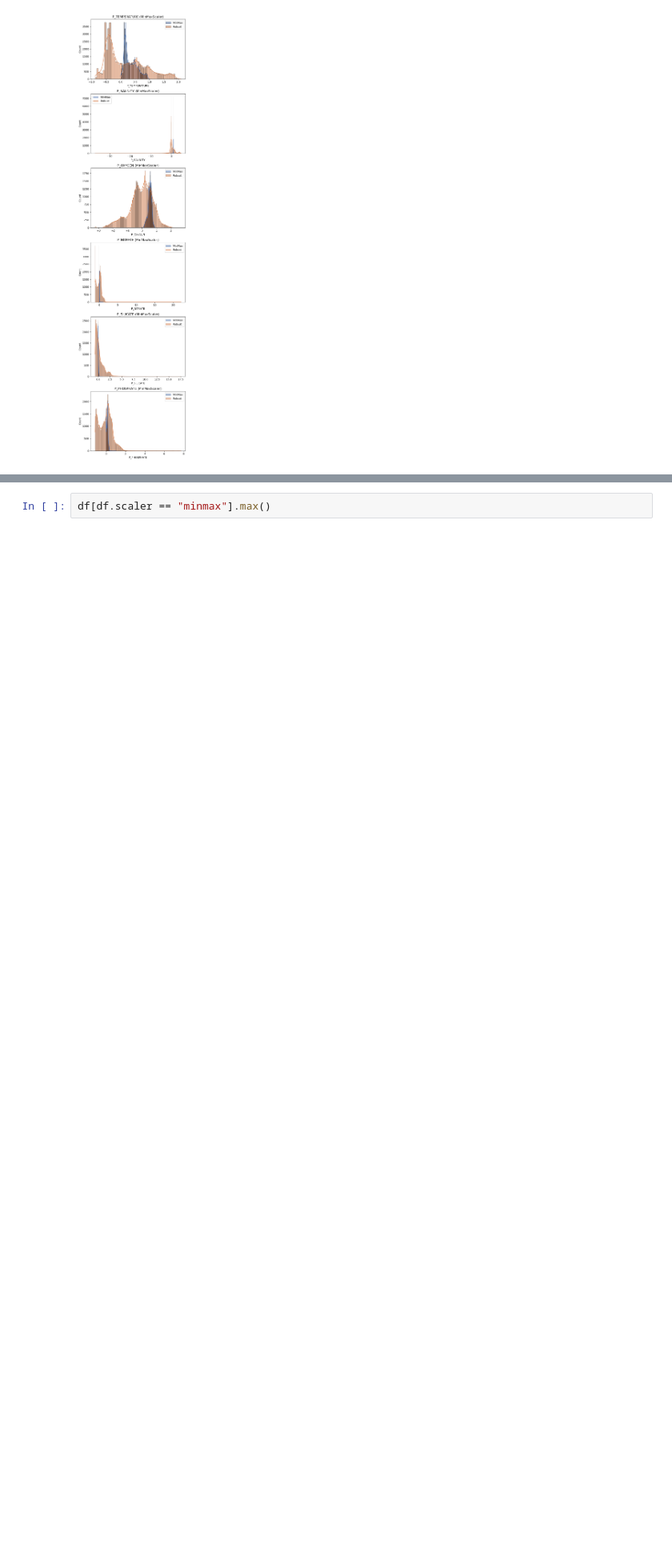
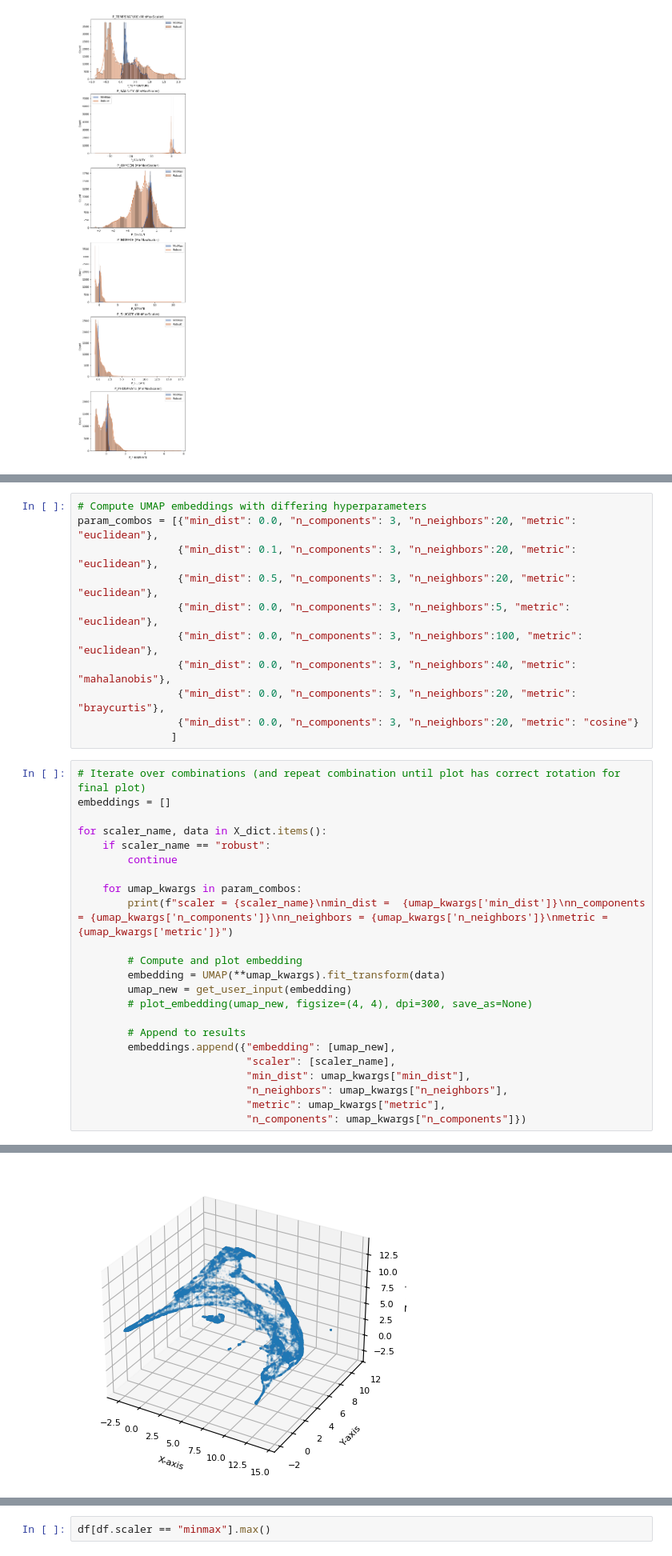
Before and after one commit to y-jenniges/ocean_clustering_and_validation, a Jupyter notebook: clustering_experiments/umap_hyperparameters.ipynb, the cells around one changed output, grey strips where cells are left out. Shown at 80% size. Saved outputs shown, nothing was run; the diff lists cells and outputs as text; blank space fills up the shorter version.

Commit message:
Combine new and old approach to tune UMAP (external and internal validation)

```diff
--- a/clustering_experiments/umap_hyperparameters.ipynb
+++ b/clustering_experiments/umap_hyperparameters.ipynb
@@ -62,0 +66,35 @@ plt.show()
+# %%
+# Compute UMAP embeddings with differing hyperparameters
+param_combos = [{"min_dist": 0.0, "n_components": 3, "n_neighbors":20, "metric": "euclidean"},
+                {"min_dist": 0.1, "n_components": 3, "n_neighbors":20, "metric": "euclidean"},
+                {"min_dist": 0.5, "n_components": 3, "n_neighbors":20, "metric": "euclidean"},
+                {"min_dist": 0.0, "n_components": 3, "n_neighbors":5, "metric": "euclidean"},
+                {"min_dist": 0.0, "n_components": 3, "n_neighbors":100, "metric": "euclidean"},
+                {"min_dist": 0.0, "n_components": 3, "n_neighbors":40, "metric": "mahalanobis"},
+                {"min_dist": 0.0, "n_components": 3, "n_neighbors":20, "metric": "braycurtis"},
+                {"min_dist": 0.0, "n_components": 3, "n_neighbors":20, "metric": "cosine"}
+               ]
+# %%
+# Iterate over combinations (and repeat combination until plot has correct rotation for final plot)
+embeddings = []
+
+for scaler_name, data in X_dict.items():
+    if scaler_name == "robust":
+        continue
+
+    for umap_kwargs in param_combos:
+        print(f"scaler = {scaler_name}\nmin_dist =  {umap_kwargs['min_dist']}\nn_components = {umap_kwargs['n_components']}\nn_neighbors = {umap_kwargs['n_neighbors']}\nmetric = {umap_kwargs['metric']}")
+
+        # Compute and plot embedding
+        embedding = UMAP(**umap_kwargs).fit_transform(data)
+        umap_new = get_user_input(embedding)
+        # plot_embedding(umap_new, figsize=(4, 4), dpi=300, save_as=None)
+
+        # Append to results
+        embeddings.append({"embedding": [umap_new],
+                           "scaler": [scaler_name],
+                           "min_dist": umap_kwargs["min_dist"],
+                           "n_neighbors": umap_kwargs["n_neighbors"],
+                           "metric": umap_kwargs["metric"],
+                           "n_components": umap_kwargs["n_components"]})
+# %% [output]
@@ -62,0 +106 @@ plt.show()
+[figure, added]
```
Also changed, not shown: parts of 10 cells of this notebook.
